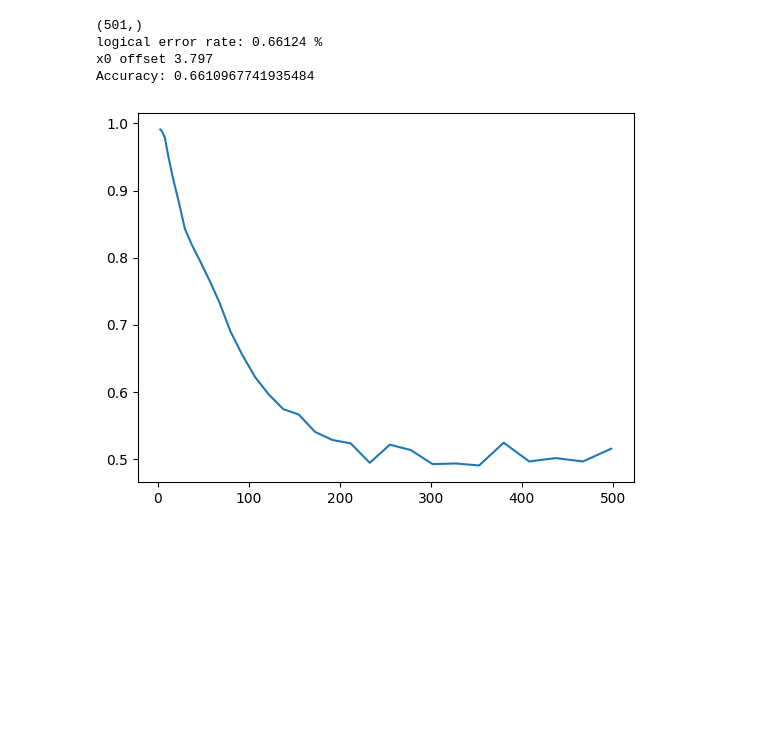
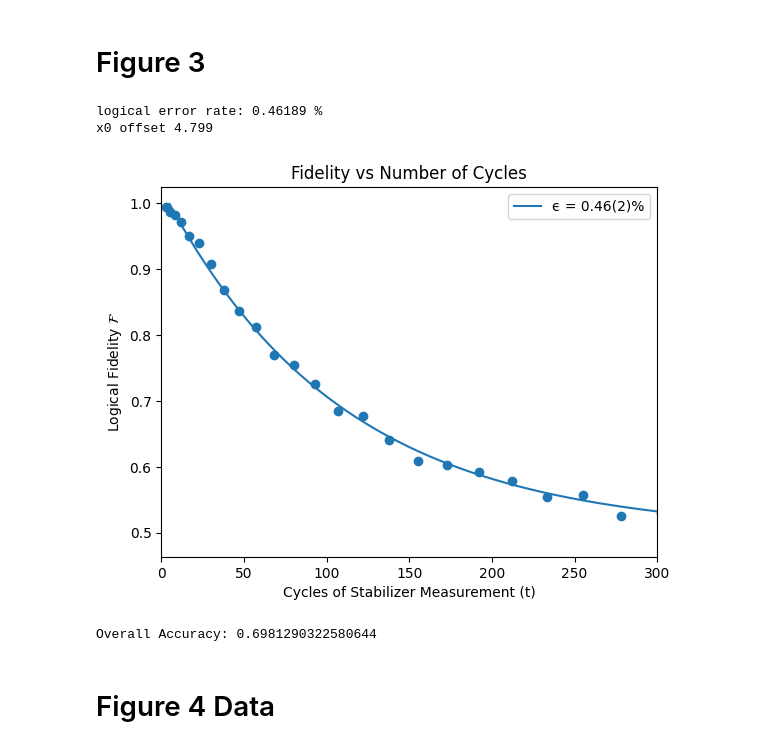
Before and after one commit to jessedayrit/phys139-project, a Jupyter notebook: simple_model.ipynb, the cells around one changed output. Drawn from its saved outputs; the diff is of its cells as text; code cells hidden in the pictures; blank space fills up the shorter version.

Commit message:
Added Figures 3 and 4

```diff
--- a/simple_model.ipynb
+++ b/simple_model.ipynb
@@ -241,5 +257,5 @@ batch = None
 for gen in data.gen_batches(num_samples, 1, data_type='test'):
     batch = gen
 x1, x2, fx, l1, _, y_actual = batch
-y_prob = model.predict((x1,x2,fx,l1))
+y_prob = model.predict((x1,x2,fx))
 # %% [output]
@@ -247,39 +268,53 @@ y_prob = model.predict((x1,x2,fx,l1))
+# %% [markdown]
+# Figure 3
 # %%
 y_preds_bool = np.empty_like(y_actual)
 l_arr = np.array(range(501))
 errors = np.zeros_like(l_arr)
 samples = np.zeros_like(l_arr)
 for idx in range(y_actual.size):
     samples[l1[idx]] += 1
     y_pred = y_prob[idx] > 0.5
     y_preds_bool[idx] = y_pred
     if (y_pred != y_actual[idx]) :
         errors[l1[idx]] += 1
 
 comp_list = np.equal(y_preds_bool, y_actual).astype('float')
 comparison = []
 for n in range(max(l1)):
     comparison.append([])
 for n in range(len(comp_list)):
     idx = l1[n] - 1
     comparison[idx].append(comp_list[n])
 stats_dict = calc_stats(comparison, n_sampling=5000, x0_max=10, verbose=True)
 fidelity = np.divide(samples - errors, samples, out=np.zeros_like(errors, dtype=float), where=(samples != 0)).astype(float)
 
 x, y = [], []
 for idx in range(len(fidelity)):
     if (fidelity[idx] != 0):
         x.append(l_arr[idx])
         y.append(fidelity[idx])
 
-plt.plot(x, y)
-plt.ylabel("Logical Fidelity")
-plt.xlabel("Cycles")
+
+t = np.linspace(5, 500, 10000)
+F = (1 + (1 - 2 * 0.0046189)**(t - 4.799)) / 2
+
+plt.scatter(x, y)
+plt.title("Fidelity vs Number of Cycles")
+plt.plot(t, F, linestyle = "-", label = "ϵ = 0.46(2)%")
+
+plt.legend()
+plt.ylabel(r"Logical Fidelity $\mathcal{F}$")
+plt.xlabel("Cycles of Stabilizer Measurement (t)")
+plt.grid(0)
+plt.xlim(0, 300)
+plt.show()
 
 print(f"Overall Accuracy: {1 - np.sum(errors) / np.sum(samples)}")
 # %% [output]
-(501,)
-logical error rate: 0.66124 %
-x0 offset 3.797
-Accuracy: 0.6610967741935484
+logical error rate: 0.46189 %
+x0 offset 4.799
-[figure, old version]
+[figure, new version]
+Overall Accuracy: 0.6981290322580644
+# %% [markdown]
+# Figure 4 Data
```
Also changed, not shown: parts of 7 cells of this notebook, 2 other files.
